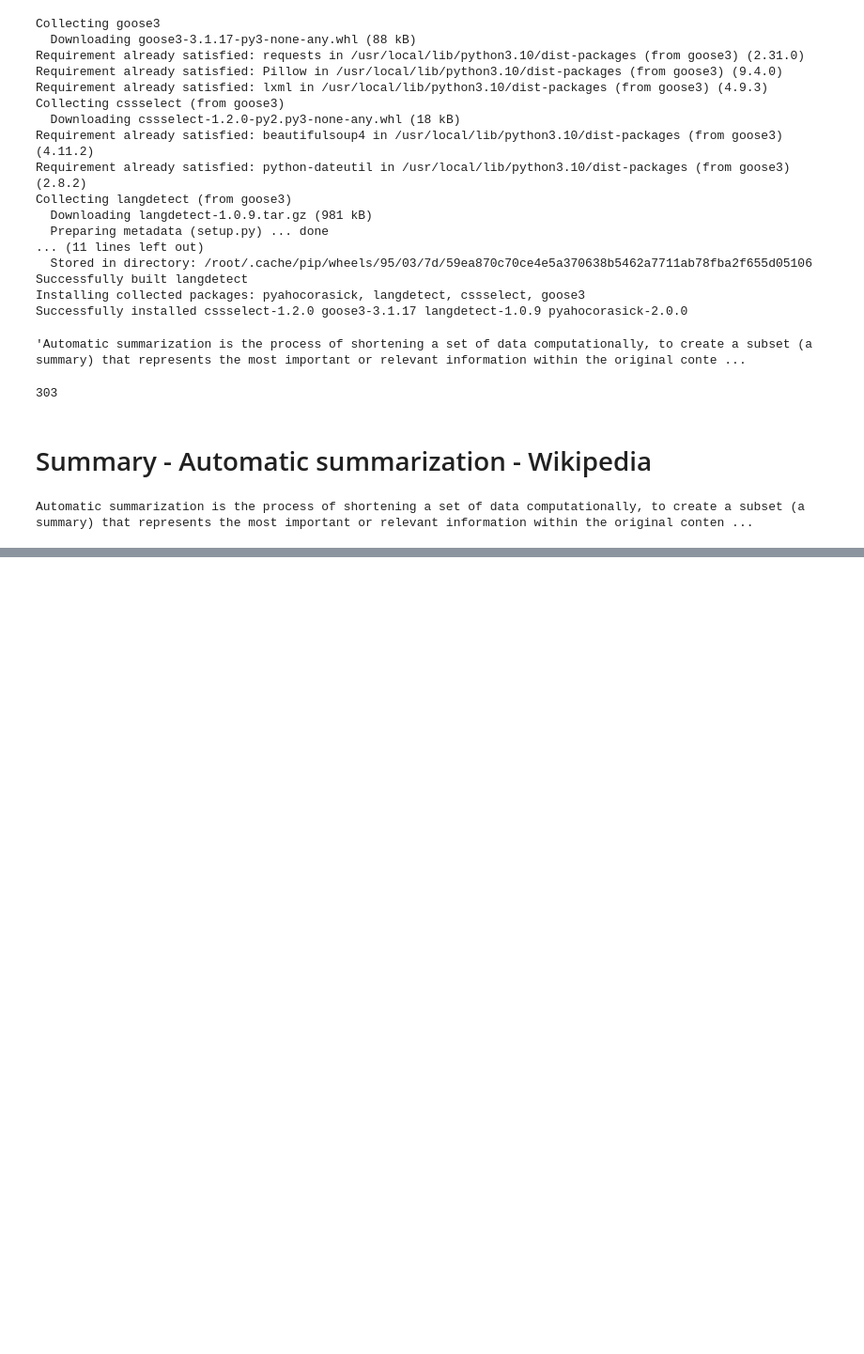
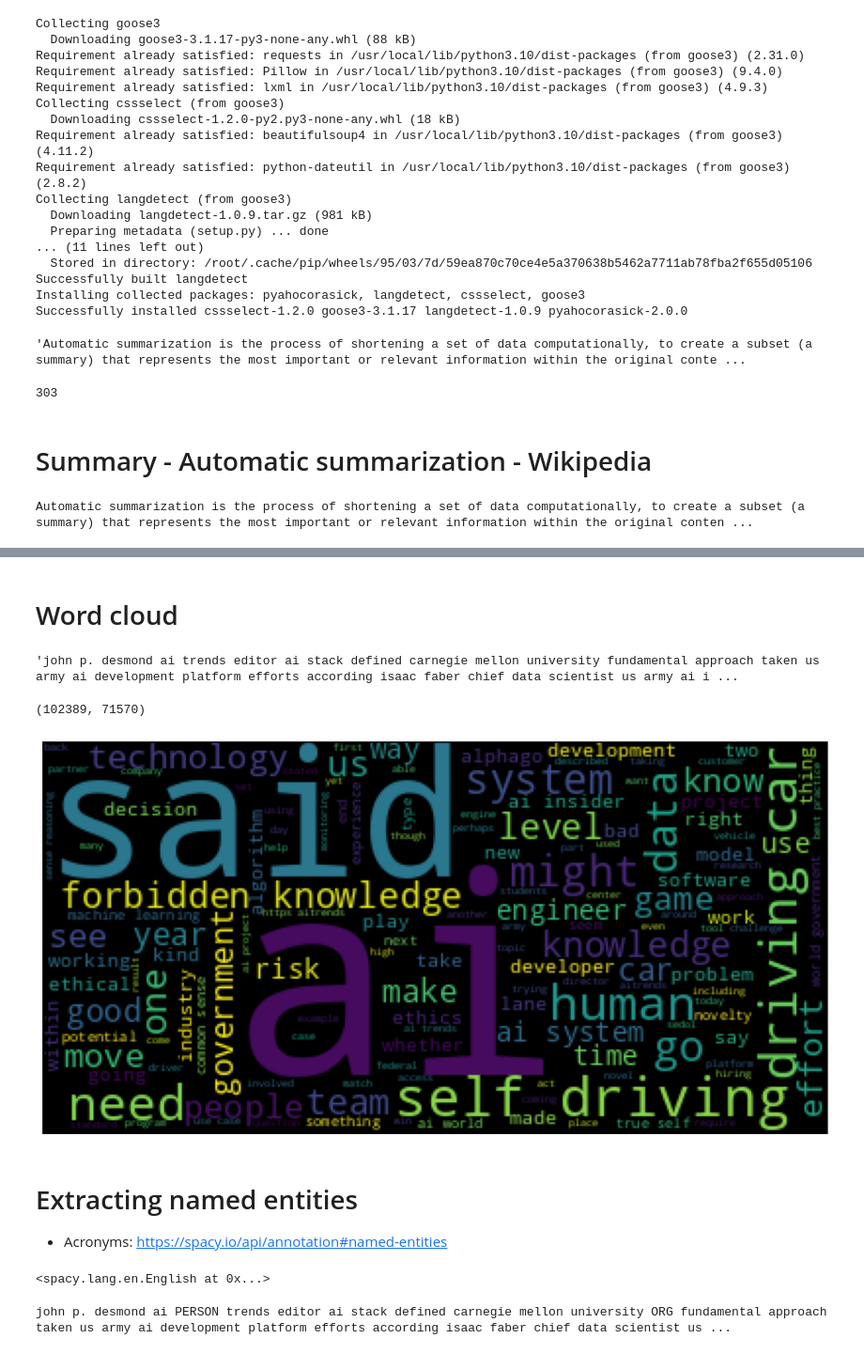
Before and after one commit to souvik150/NLP-TextSummarization, a Jupyter notebook: TextSummarizaiton_LuhnAlgorithm.ipynb, the cells around one changed output, grey strips where cells are left out. Shown at 94% size. Cells and saved outputs as stored; diff of their text form; code cells hidden in the pictures; blank space fills up the shorter version.

```diff
--- a/TextSummarizaiton_LuhnAlgorithm.ipynb
+++ b/TextSummarizaiton_LuhnAlgorithm.ipynb
@@ -225,0 +302,30 @@ Automatic summarization is the process of shortening a set of data computational
+# %%
+blog_articles = json.loads(open('feed.json').read())
+blog_articles
+# %% [markdown]
+# Word cloud
+# %%
+feed_content = ''
+for article in blog_articles:
+  feed_content += article['content']
+# %%
+formatted_feed_content = preprocess(feed_content)
+formatted_feed_content
+# %% [output]
+'john p. desmond ai trends editor ai stack defined carnegie mellon university fundamental approach taken us army ai development platform efforts according isaac faber chief data scientist us army ai i ...
+# %%
+len(feed_content), len(formatted_feed_content)
+# %% [output]
+(102389, 71570)
+# %%
+from wordcloud import WordCloud
+import matplotlib.pyplot as plt
+plt.figure(figsize=(15,15))
+plt.axis('off')
+plt.imshow(WordCloud().generate(formatted_feed_content));
+# %% [output]
+[figure, added]
+# %% [markdown]
+# Extracting named entities
+
+- Acronyms: https://spacy.io/api/annotation#named-entities
@@ -225,0 +334,5 @@ Automatic summarization is the process of shortening a set of data computational
+# %%
+nlp = spacy.load('en_core_web_sm')
+nlp
+# %% [output]
+<spacy.lang.en.English at 0x...>
@@ -225,0 +341,5 @@ Automatic summarization is the process of shortening a set of data computational
+# %%
+from spacy import displacy
+displacy.render(document, style = 'ent', jupyter = True)
+# %% [output]
+john p. desmond ai PERSON trends editor ai stack defined carnegie mellon university ORG fundamental approach taken us army ai development platform efforts according isaac faber chief data scientist us ...
```
Also changed, not shown: parts of 15 cells of this notebook.
